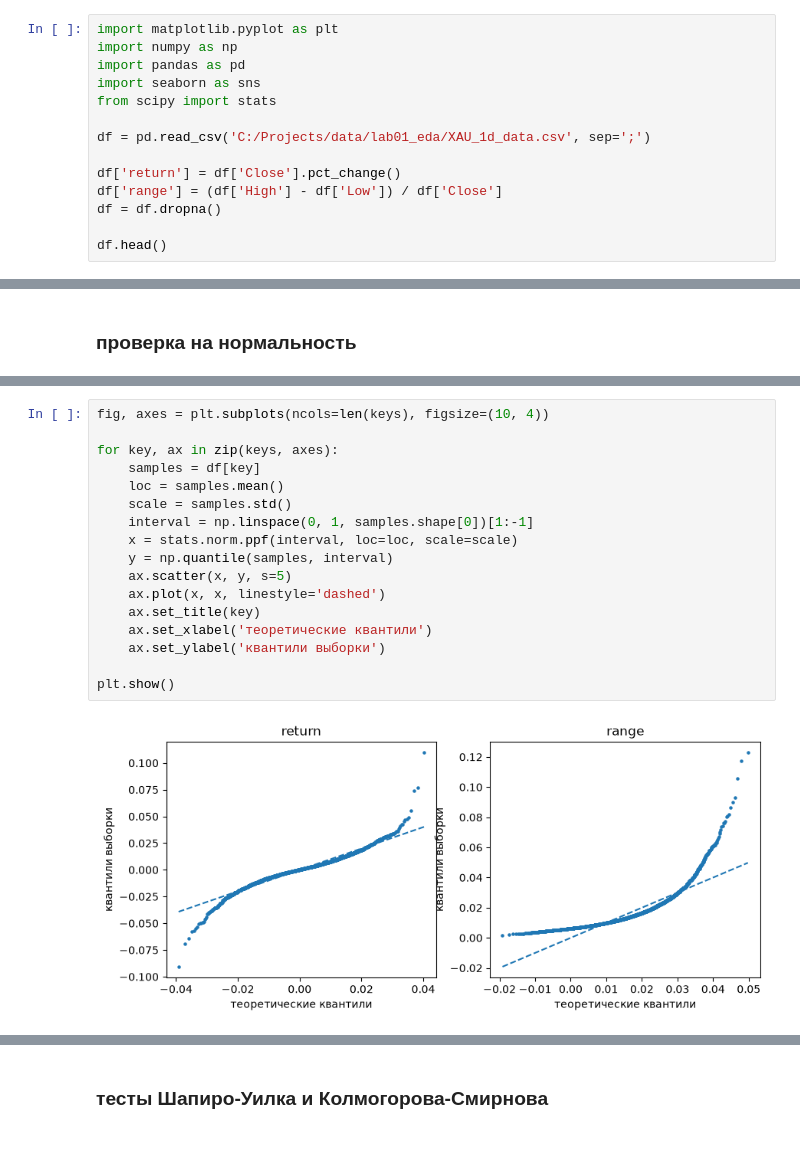
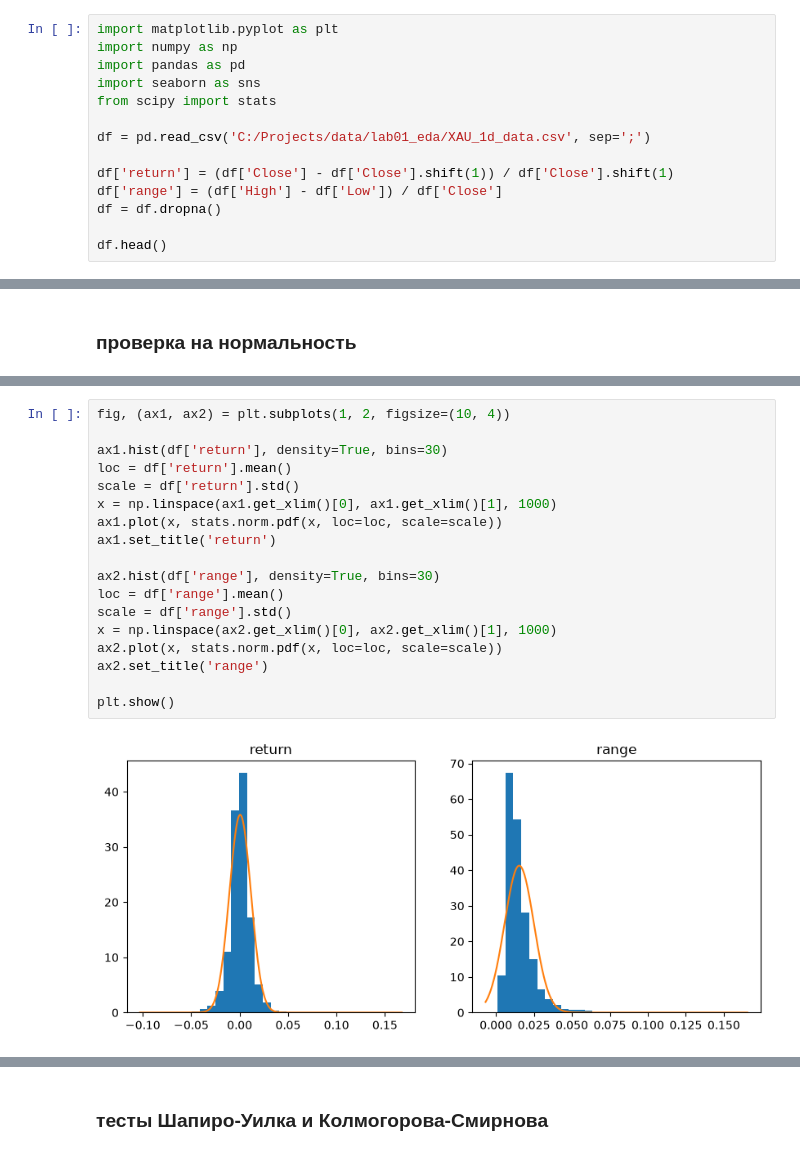
Before and after one commit to Dima1228666/ML_hw, a Jupyter notebook: labs/lab01_eda/eda.ipynb, the cells around one changed output, grey strips where cells are left out. Drawn from its saved outputs; the diff is of its cells as text.

```diff
--- a/labs/lab01_eda/eda.ipynb
+++ b/labs/lab01_eda/eda.ipynb
@@ -11,7 +11,7 @@ from scipy import stats
 
 df = pd.read_csv('C:/Projects/data/lab01_eda/XAU_1d_data.csv', sep=';')
 
-df['return'] = df['Close'].pct_change()
+df['return'] = (df['Close'] - df['Close'].shift(1)) / df['Close'].shift(1)
 df['range'] = (df['High'] - df['Low']) / df['Close']
 df = df.dropna()
 
@@ -79,19 +62,20 @@ plt.show()
-# %%
-fig, axes = plt.subplots(ncols=len(keys), figsize=(10, 4))
-
-for key, ax in zip(keys, axes):
-    samples = df[key]
-    loc = samples.mean()
-    scale = samples.std()
-    interval = np.linspace(0, 1, samples.shape[0])[1:-1]
-    x = stats.norm.ppf(interval, loc=loc, scale=scale)
-    y = np.quantile(samples, interval)
-    ax.scatter(x, y, s=5)
-    ax.plot(x, x, linestyle='dashed')
-    ax.set_title(key)
-    ax.set_xlabel('теоретические квантили')
-    ax.set_ylabel('квантили выборки')
-
-plt.show()
-# %% [output]
-[figure, removed]
+# %%
+fig, (ax1, ax2) = plt.subplots(1, 2, figsize=(10, 4))
+
+ax1.hist(df['return'], density=True, bins=30)
+loc = df['return'].mean()
+scale = df['return'].std()
+x = np.linspace(ax1.get_xlim()[0], ax1.get_xlim()[1], 1000)
+ax1.plot(x, stats.norm.pdf(x, loc=loc, scale=scale))
+ax1.set_title('return')
+
+ax2.hist(df['range'], density=True, bins=30)
+loc = df['range'].mean()
+scale = df['range'].std()
+x = np.linspace(ax2.get_xlim()[0], ax2.get_xlim()[1], 1000)
+ax2.plot(x, stats.norm.pdf(x, loc=loc, scale=scale))
+ax2.set_title('range')
+
+plt.show()
+# %% [output]
+[figure, added]
```
Also changed, not shown: parts of 8 cells of this notebook, 1 other file.
